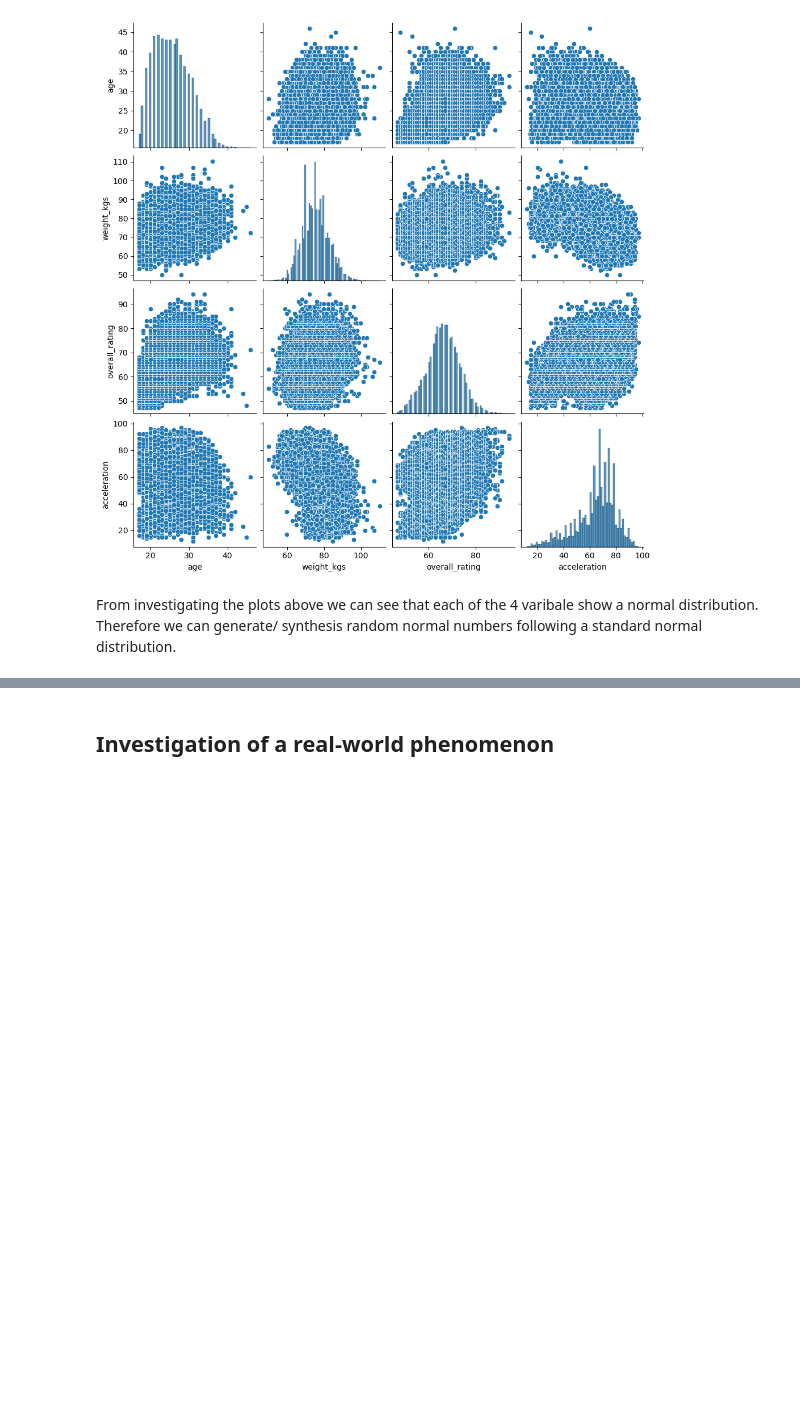
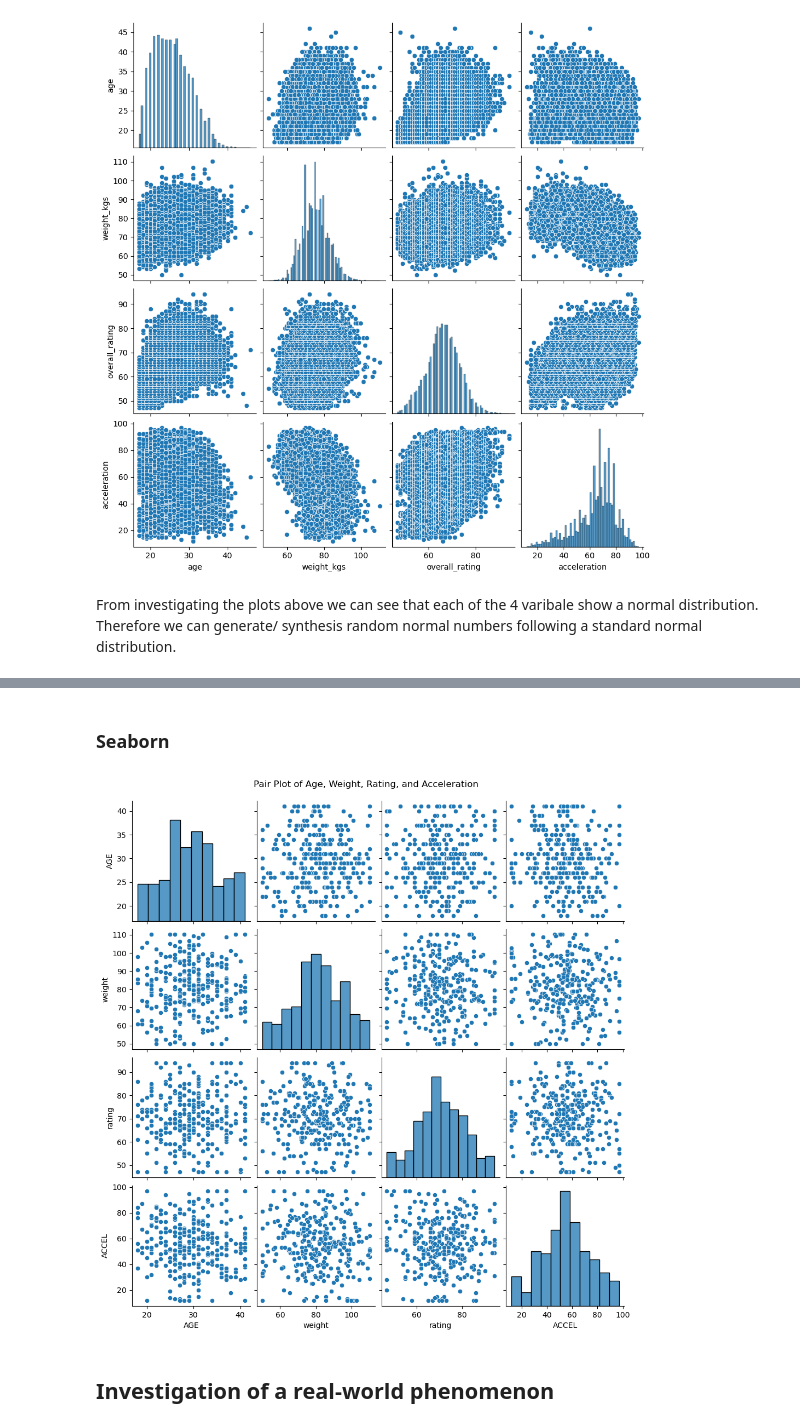
Before and after one commit to conortierney/Prog_for_DA_Assignment, a Jupyter notebook: Prog_for_DA_Assignment.ipynb, the cells around one changed output, grey strips where cells are left out. Saved outputs shown, nothing was run; the diff lists cells and outputs as text; code cells hidden in the pictures; blank space fills up the shorter version.

```diff
--- a/Prog_for_DA_Assignment.ipynb
+++ b/Prog_for_DA_Assignment.ipynb
@@ -310,3 +484,12 @@ From investigating the plots above we can see that each of the 4 varibale show a
+# %% [markdown]
+### Seaborn
+# %%
+# Pair plot using Seaborn
+sns.pairplot(dfnew)
+plt.suptitle('Pair Plot of Age, Weight, Rating, and Acceleration', y=1.02)
+plt.show()
+# %% [output]
+[figure, added]
 # %% [markdown]
 ## Investigation of a real-world phenomenon
 # %% [markdown]
```
Also changed, not shown: parts of 34 cells of this notebook.
